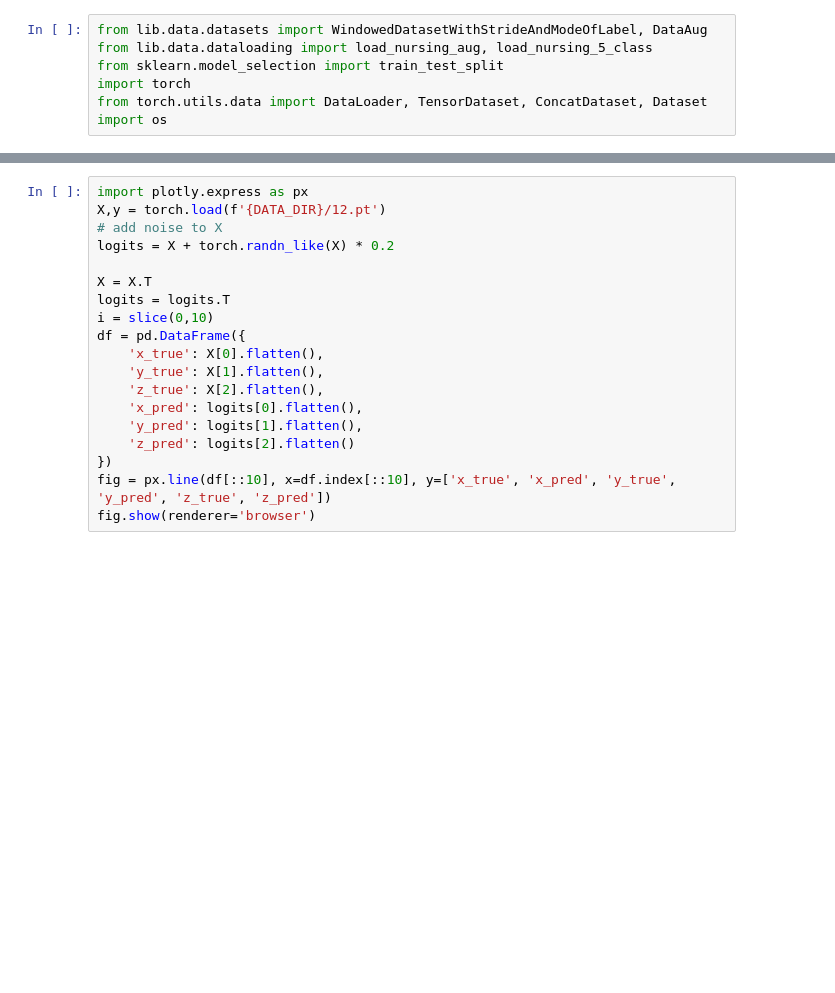
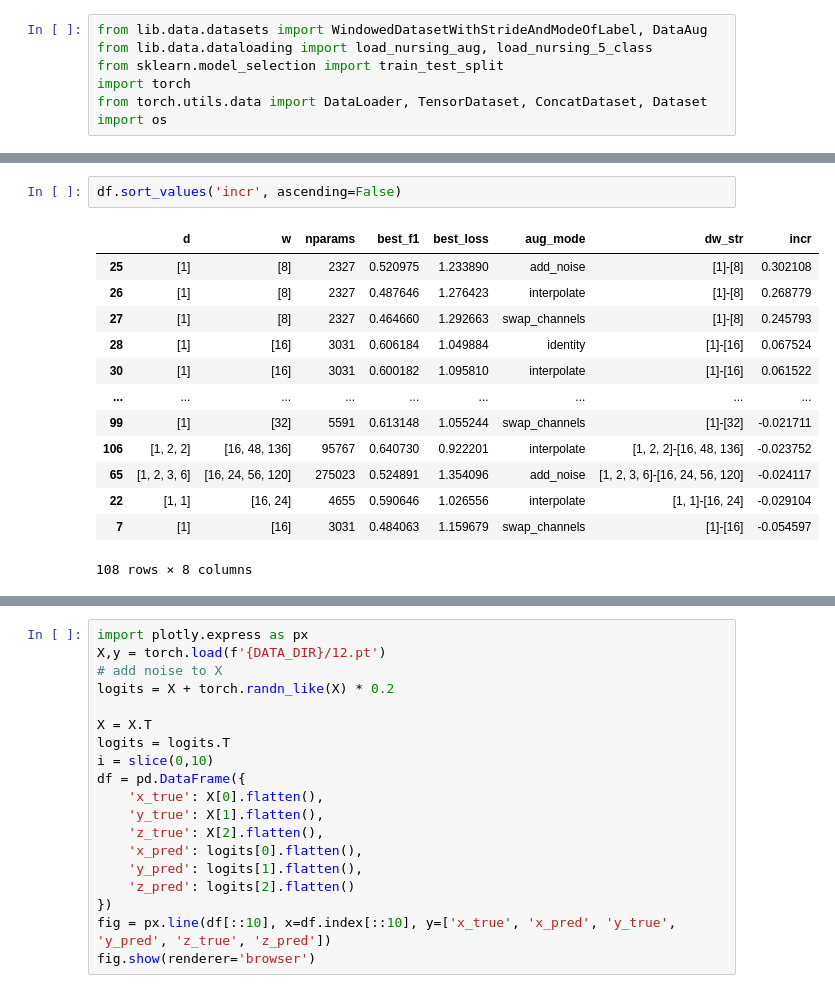
Before and after one commit to Musa-Azeem/eating-detection, a Jupyter notebook: data_aug.ipynb, the cells around one changed output, grey strips where cells are left out. Cells and saved outputs as stored; diff of their text form; blank space fills up the shorter version.

```diff
--- a/data_aug.ipynb
+++ b/data_aug.ipynb
@@ -176,0 +212,16 @@ KeyboardInterrupt:
+# %%
+df.sort_values('incr', ascending=False)
+# %% [output]
+|  | d | w | nparams | best_f1 | best_loss | aug_mode | dw_str | incr |
+| 25 | [1] | [8] | 2327 | 0.520975 | 1.233890 | add_noise | [1]-[8] | 0.302108 |
+| 26 | [1] | [8] | 2327 | 0.487646 | 1.276423 | interpolate | [1]-[8] | 0.268779 |
+| 27 | [1] | [8] | 2327 | 0.464660 | 1.292663 | swap_channels | [1]-[8] | 0.245793 |
+| 28 | [1] | [16] | 3031 | 0.606184 | 1.049884 | identity | [1]-[16] | 0.067524 |
+| 30 | [1] | [16] | 3031 | 0.600182 | 1.095810 | interpolate | [1]-[16] | 0.061522 |
+| ... | ... | ... | ... | ... | ... | ... | ... | ... |
+| 99 | [1] | [32] | 5591 | 0.613148 | 1.055244 | swap_channels | [1]-[32] | -0.021711 |
+| 106 | [1, 2, 2] | [16, 48, 136] | 95767 | 0.640730 | 0.922201 | interpolate | [1, 2, 2]-[16, 48, 136] | -0.023752 |
+| 65 | [1, 2, 3, 6] | [16, 24, 56, 120] | 275023 | 0.524891 | 1.354096 | add_noise | [1, 2, 3, 6]-[16, 24, 56, 120] | -0.024117 |
+| 22 | [1, 1] | [16, 24] | 4655 | 0.590646 | 1.026556 | interpolate | [1, 1]-[16, 24] | -0.029104 |
+| 7 | [1] | [16] | 3031 | 0.484063 | 1.159679 | swap_channels | [1]-[16] | -0.054597 |
+108 rows × 8 columns
```
Also changed, not shown: parts of 6 cells of this notebook, 4 other files.
